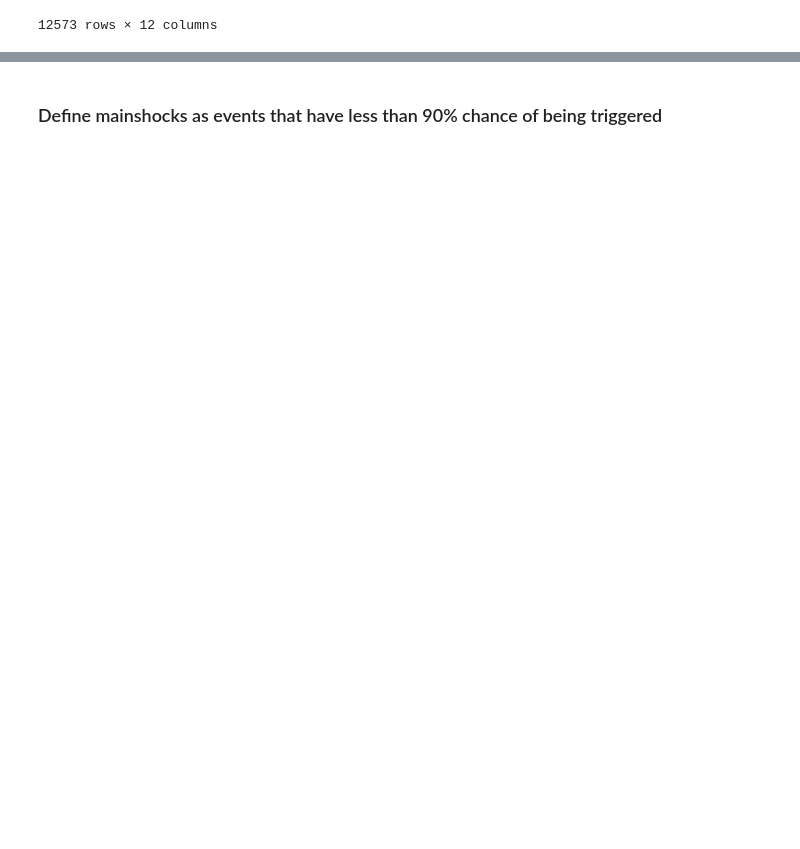
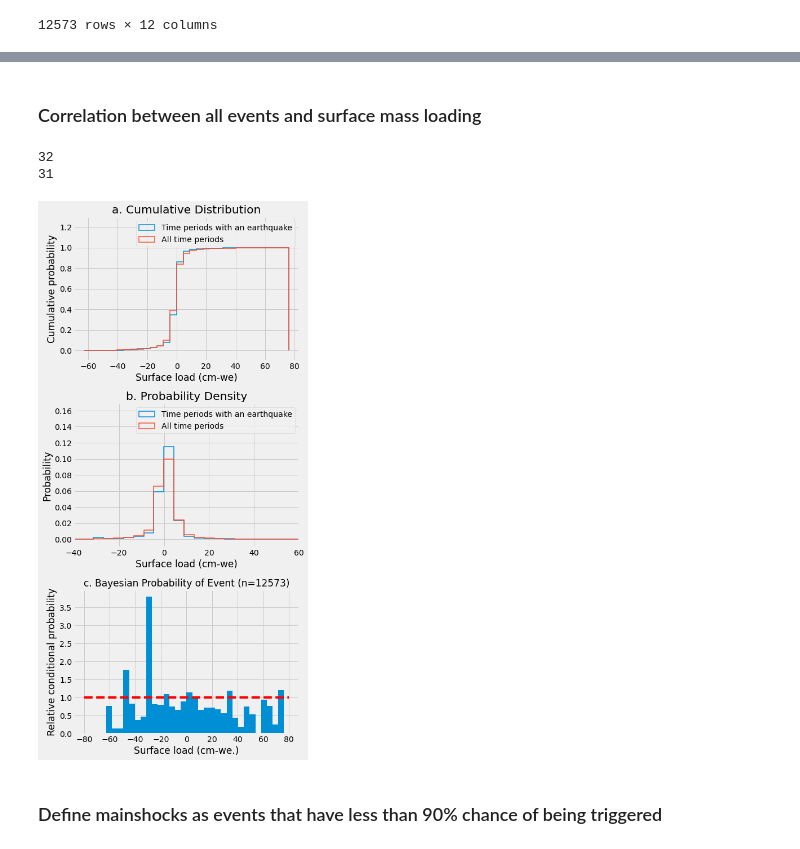
Before and after one commit to amandasyamsul/SLIQ, a Jupyter notebook: full-surface-load-mainshocks.ipynb, the cells around one changed output, grey strips where cells are left out. Cells and saved outputs as stored; diff of their text form; code cells hidden in the pictures; blank space fills up the shorter version.

```diff
--- a/full-surface-load-mainshocks.ipynb
+++ b/full-surface-load-mainshocks.ipynb
@@ -44,3 +59,26 @@ catalog
+# %% [markdown]
+### Correlation between all events and surface mass loading
+# %%
+importlib.reload(loadquakes)
+
+def set_of_figures_load(all_time, earthquake_only,bayes_title):
+
+    fig,(ax1,ax2,ax3) = plt.subplots(3,1, figsize=(7,14))
+
+    plt.style.use('fivethirtyeight')
+    loadquakes.plot_hist(all_time, earthquake_only, ax1, ax2,
+              'a. Cumulative Distribution', 'b. Probability Density')
+
+    loadquakes.plot_bayes(all_time, earthquake_only, ax3,bayes_title,
+                         method='Sturge')
+
+    fig.tight_layout()
+
+set_of_figures_load(ds['lwe_thickness'].data.flatten(), catalog.dmass,'c. Bayesian Probability of Event (n=12573)')
+# %% [output]
+32
+31
+[figure, added]
 # %% [markdown]
 ### Define mainshocks as events that have less than 90% chance of being triggered
 # %%
```
Also changed, not shown: parts of 15 cells of this notebook.
